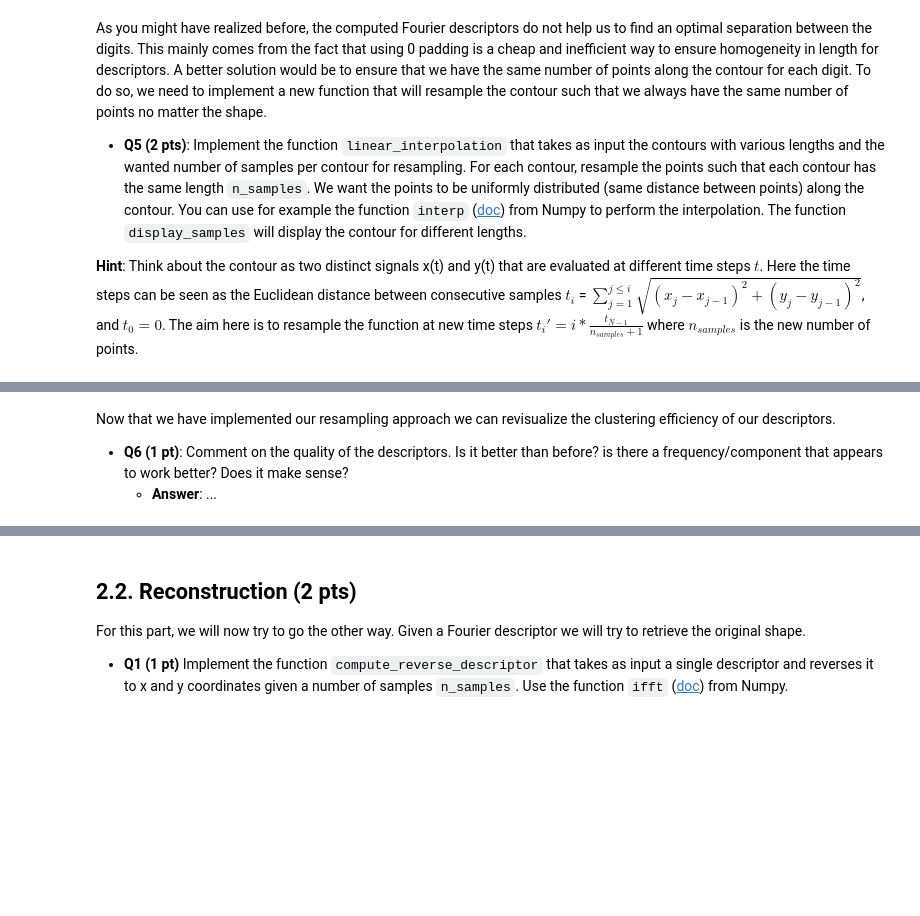
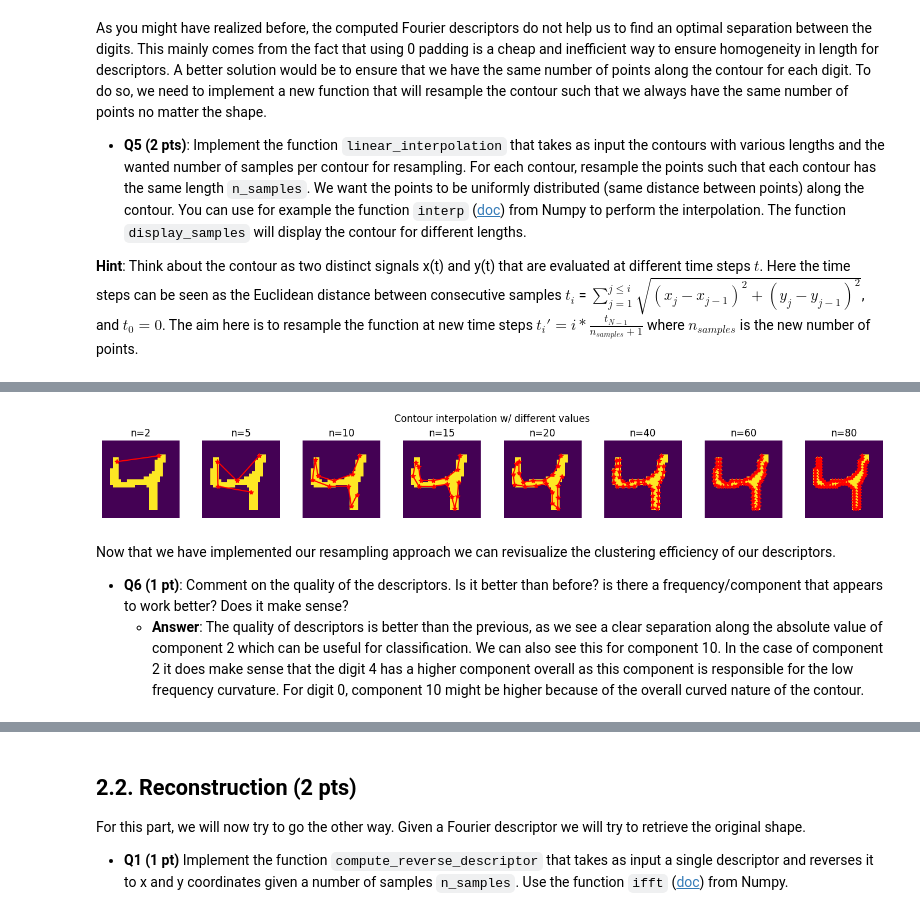
Before and after one commit to DanaShayakhmetova/iapr2025_Lab1_Group27, a Jupyter notebook: labs/lab_02_iapr.ipynb, the cells around one changed output, grey strips where cells are left out. Drawn from its saved outputs; the diff is of its cells as text; code cells hidden in the pictures; blank space fills up the shorter version.

```diff
--- a/labs/lab_02_iapr.ipynb
+++ b/labs/lab_02_iapr.ipynb
@@ -194,9 +195,12 @@ def find_contour(images: np.ndarray):
     contours = [np.array([[0, 0], [1, 1]]) for i in range(N)]
 
     # ------------------
-    # Your code here ...
+    for i in range(N):
+       im_bw = (images[i]*255).astype(np.uint8)
+       #thresh, im_bw = cv2.threshold(images[i], 0.5, 1, cv2.THRESH_BINARY)
+       contour_p,hierarchy=cv2.findContours(im_bw,mode=cv2.RETR_TREE,method=cv2.CHAIN_APPROX_SIMPLE)
+       contours[i] = np.array([[elem[0,0],elem[0,1]] for elem in contour_p[0]])
     # ------------------
-
     return contours
 # %%
 ################################################################
@@ -281,7 +298,17 @@ def linear_interpolation(contours: np.ndarray, n_samples: int = 11):
     contours_inter = np.zeros((N, n_samples, 2))
 
     # ------------------
-    # Your code here ...
+    for ci in range(len(contours)):
+        contour=contours[ci]
+        tc = 0
+        tp = [tc]
+        for i in range(1,len(contour)):
+            tc = tc + np.sqrt((contour[i][1]-contour[i-1][1])**2 + (contour[i][0]-contour[i-1][0])**2)
+            tp.append(tc)
+        t = [i*(tp[-1])/(n_samples+1) for i in range(n_samples)]
+        x_new = np.interp(t,tp,contour[:,0])
+        y_new = np.interp(t,tp,contour[:,1])
+        contours_inter[ci] = np.column_stack((x_new,y_new))
     # ------------------
 
     return contours_inter
@@ -294,8 +323,16 @@ test_2_1_5(linear_interpolation, cnt_p_a, images_p_a)
+# %%
+################################################################
+############################ TEST ##############################
+################################################################
+
+test_2_1_5(linear_interpolation, cnt_p_b, images_p_b)
+# %% [output]
+[figure, added]
 # %% [markdown]
 Now that we have implemented our resampling approach we can revisualize the clustering efficiency of our descriptors.
 
 * **Q6 (1 pt)**: Comment on the quality of the descriptors. Is it better than before? is there a frequency/component that appears to work better? Does it make sense?
-    * **Answer**: ...
+    * **Answer**: The quality of descriptors is better than the previous, as we see a clear separation along the absolute value of component 2 which can be useful for classification. We can also see this for component 10. In the case of component 2 it does make sense that the digit 4 has a higher component overall as this component is responsible for the low frequency curvature. For digit 0, component 10 might be higher because of the overall curved nature of the contour.
 # %%
 ################################################################
 ############################ TEST ##############################
```
Also changed, not shown: parts of 9 cells of this notebook.
